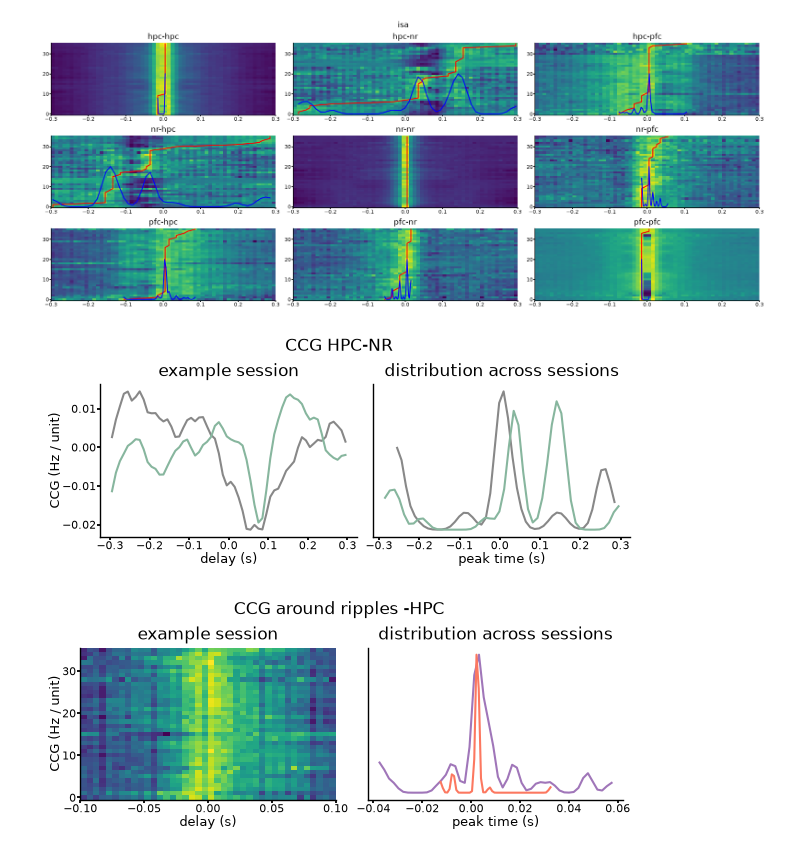
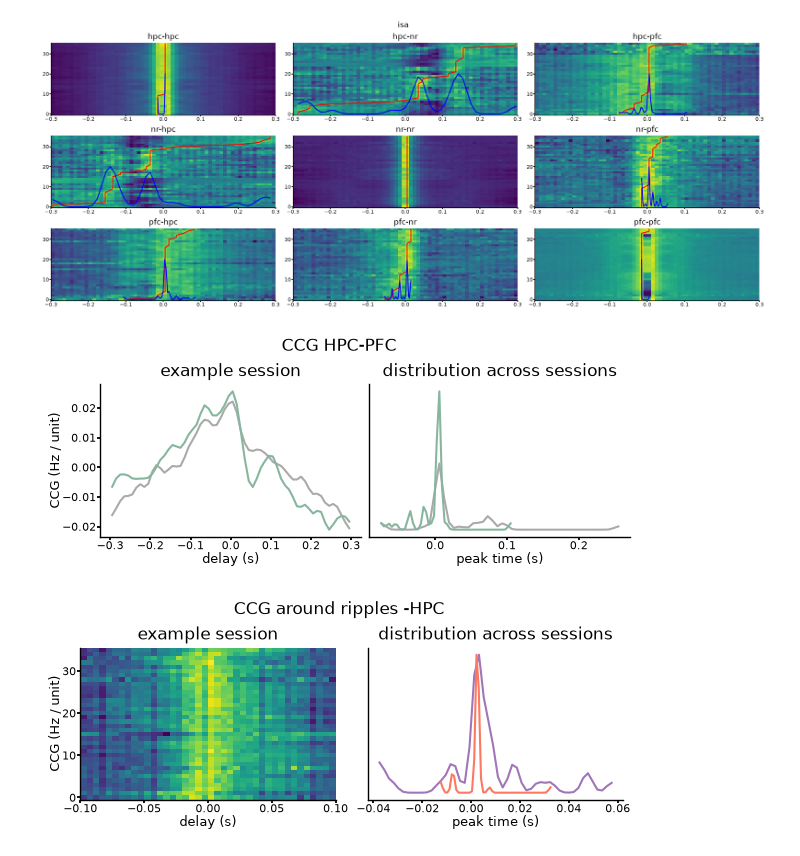
Before and after one commit to pietro-bozzo/NRCode, a Jupyter notebook: Python/Drafts/regionCCG.ipynb, the cells around one changed output. Saved outputs shown, nothing was run; the diff lists cells and outputs as text; code cells hidden in the pictures.

```diff
--- a/Python/Drafts/regionCCG.ipynb
+++ b/Python/Drafts/regionCCG.ipynb
@@ -19,15 +17,8 @@ def _regionCCG(session,regs=None,when='sleep.*#0',bin=0.05,limits=(-0.5,0.5)):
     # load data
     R = fma.regions.regions(session,phases=when,states='sws',events='InfraSlowRhythm/infraslowaval')
     regs = R.ids if regs is None else np.asarray(regs)[np.isin(regs,R.ids)]
-    epoch = R.eventIntervals()
-    isa = R.eventIntervals('slownr')
-    events = isru.loadHpcPfcEvents(session)
-    #epochs = [e for e in list(R.phases) if 'sleep' in e]
-    #epochs = xr.DataArray(np.concatenate([R.eventIntervals(e,epsilon=5) for e in epochs]), dims=['epoch','t'], coords={'epoch': epochs})
-    #events, epoch_idx = isru.epochIndex(events,epochs,duration=1200,nrem=R.eventIntervals('sws'))
-    #off_on, on_off = isru.ISTransitions(isa,R.eventIntervals('slowavalnr'),[0.5,0.5])
-
     n_units = np.array([len(R.units(r)) for r in regs])
+    events = isau.loadHpcPfcEvents(session)
 
     spikes = []
     for i, r in enumerate(regs):
@@ -36,7 +27,7 @@ def _regionCCG(session,regs=None,when='sleep.*#0',bin=0.05,limits=(-0.5,0.5)):
         spikes.append(s)
     spikes = np.concatenate(spikes)
 
-    conditions = {'isa': isa, 'nisa': fma.general.subtractIntervals(epoch,isa)}
+    conditions = {'isa': R.eventIntervals('slownr'), 'nisa': R.eventIntervals([['sws','/slownr']])} # MAYBE add rem?
     lim_oscill = [[-1,1],[-1,1],[-3,3]]
     for i, e in enumerate(events):
         conditions[e] = events[e][:,None] + lim_oscill[i]
@@ -53,7 +44,7 @@ def _regionCCG(session,regs=None,when='sleep.*#0',bin=0.05,limits=(-0.5,0.5)):
     return ccg
 # %%
 # test on one session
-session = fma.data.readBatchFile(batch_file)[0][8]
+session = fma.data.readBatchFile(batch_file)[0][18]
 print(session)
 regs = ['hpc','nr','pfc']
 ccg = _regionCCG(session,regs=regs,bin=0.005,limits=(-0.1,0.1))
@@ -62,8 +53,8 @@ ccg = _regionCCG(session,regs=regs,bin=0.005,limits=(-0.1,0.1))
 # %%
 n_regs = len(regs)
-#conds = ['isa','nisa']
+conds = ['isa','nisa']
 #conds = ccg.cond.values[2:]
-conds = ['isa','ripples']
+#conds = ['isa','ripples']
 fig, ax = fma.plotting.makeFigure(n=(n_regs,n_regs),size=(20,16))
 for cond in conds:
     for i, r0 in enumerate(regs):
@@ -103,0 +95,11 @@ Batch completed with 22 errors, 2026-08-10 15:25:13.733043
+# %%
+conditions = ['isa','nisa']
+n_regs = len(regs)
+fig, ax = fma.plotting.makeFigure(n=(n_regs,n_regs),size=(40,16))
+for k, cond in enumerate(conditions):
+    for i, r0 in enumerate(regs):
+        for j, r1 in enumerate(regs):
+            ax[i,j].set(title=f'{r0}-{r1}')
+
+            c = ccg_cat.sel(cond=cond).sel(reg0=r0,reg1=r1).values
+            fma.plotting.semPlot(ccg_cat.t,c,ax=ax[i,j])# ,zscore=1,sortby='peak-show')
@@ -120,26 +124,26 @@ for i, r0 in enumerate(regs):
 # %%
 # peak HPC-NR bin 0.01 lim (-0.3,0.3)
 ex = 9
 conds = ['nisa','isa']
 r0 = 'hpc'
-r1 = 'nr'
+r1 = 'pfc'
 colors = ['shuffle','hpc']
 fig, ax = fma.plotting.makeFigure(f'CCG {r0.upper()}-{r1.upper()}',n=(1,2),size=(15,6))
 peaks = []
 for i, cond in enumerate(conds):
     c = ccg_cat.sel(cond=cond).sel(reg0=r0,reg1=r1).values
     peaks.append(ccg_cat.t.values[np.argmax(c,axis=1)])
     m = sp.ndimage.gaussian_filter(c[ex] - c[ex].mean(axis=0),1)
-    ax[0].plot(ccg_cat.t,m,color=isru.paperColors(colors[i]))
+    ax[0].plot(ccg_cat.t,m,color=isau.paperColors(colors[i]))
 ax[0].set(xlabel='delay (s)',ylabel='CCG (Hz / unit)',title='example session')
-#fma.plotting.boxPlot(peaks,color=isru.paperColors(colors),x=[1,1.2],label=['ISA','nISA'])
+#fma.plotting.boxPlot(peaks,color=isau.paperColors(colors),x=[1,1.2],label=['ISA','nISA'])
 #ax[1].set(xlim=(0.8,1.4),ylabel='peak time (s)');
-fma.plotting.plotPDF(tuple(peaks),bandwidth=0.1,color=isru.paperColors(colors),ax=ax[1])
+fma.plotting.plotPDF(tuple(peaks),bandwidth=0.1,color=isau.paperColors(colors),ax=ax[1])
 ax[1].set(xlabel='peak time (s)',title='distribution across sessions');
 #x, y = fma.analysis.PDF(peaks,bandwidth=0.1,norm='max')
 #ax[i,j].plot(x,y*20,color='b')
 # %% [output]
-[figure, old version]
+[figure, new version]
 # %%
 # peak HPC-NR bin 0.005 lim (-0.1,0.1)
 ex = 9
```
Also changed, not shown: parts of 6 cells of this notebook, 6 other files.
